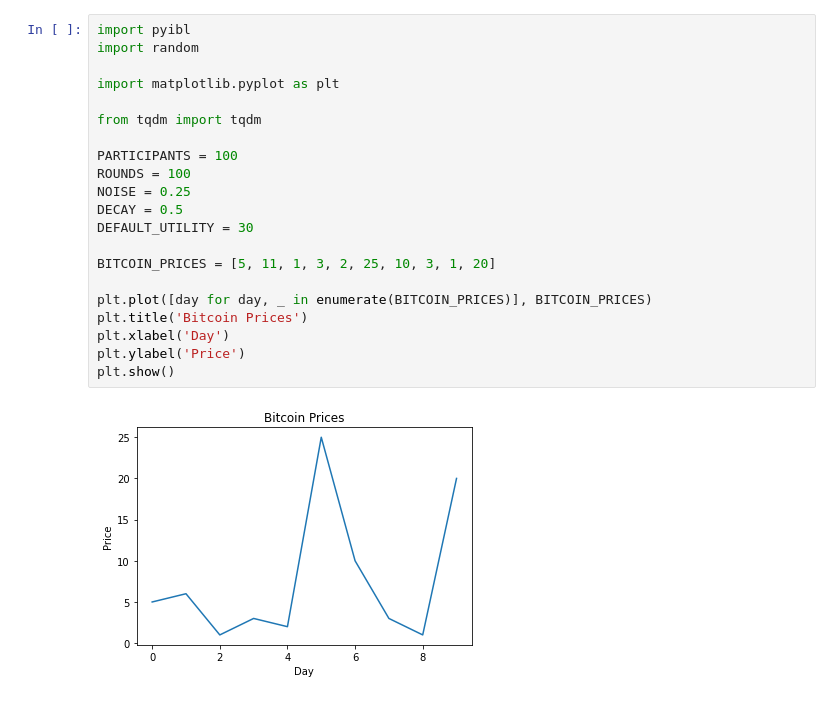
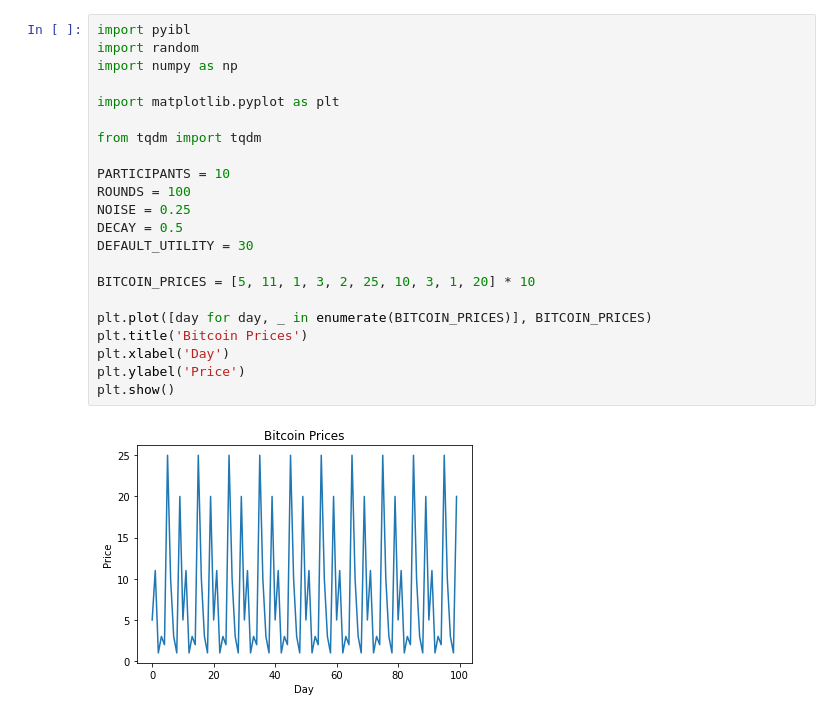
Before and after one commit to Brain-Pipers/bitcoin-ibl-model, a Jupyter notebook: bitcoin.ipynb, the cells around one changed output. Cells and saved outputs as stored; diff of their text form.

```diff
--- a/bitcoin.ipynb
+++ b/bitcoin.ipynb
@@ -1,23 +1,24 @@
 # %%
 import pyibl
 import random
+import numpy as np
 
 import matplotlib.pyplot as plt
 
 from tqdm import tqdm
 
-PARTICIPANTS = 100
+PARTICIPANTS = 10
 ROUNDS = 100
 NOISE = 0.25
 DECAY = 0.5
 DEFAULT_UTILITY = 30
 
-BITCOIN_PRICES = [5, 11, 1, 3, 2, 25, 10, 3, 1, 20]
+BITCOIN_PRICES = [5, 11, 1, 3, 2, 25, 10, 3, 1, 20] * 10
 
 plt.plot([day for day, _ in enumerate(BITCOIN_PRICES)], BITCOIN_PRICES)
 plt.title('Bitcoin Prices')
 plt.xlabel('Day')
 plt.ylabel('Price')
 plt.show()
 # %% [output]
-[figure, old version]
+[figure, new version]
```
Also changed, not shown: parts of 2 cells of this notebook.
